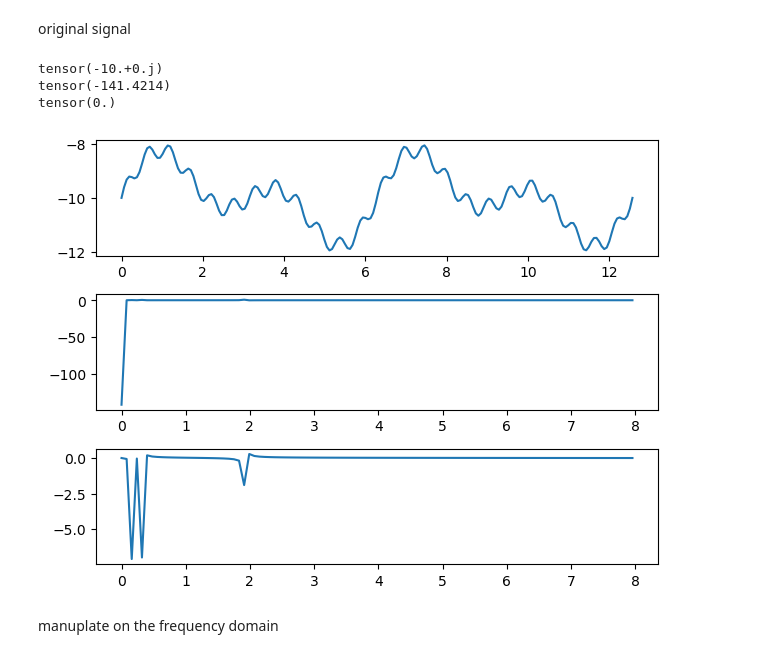
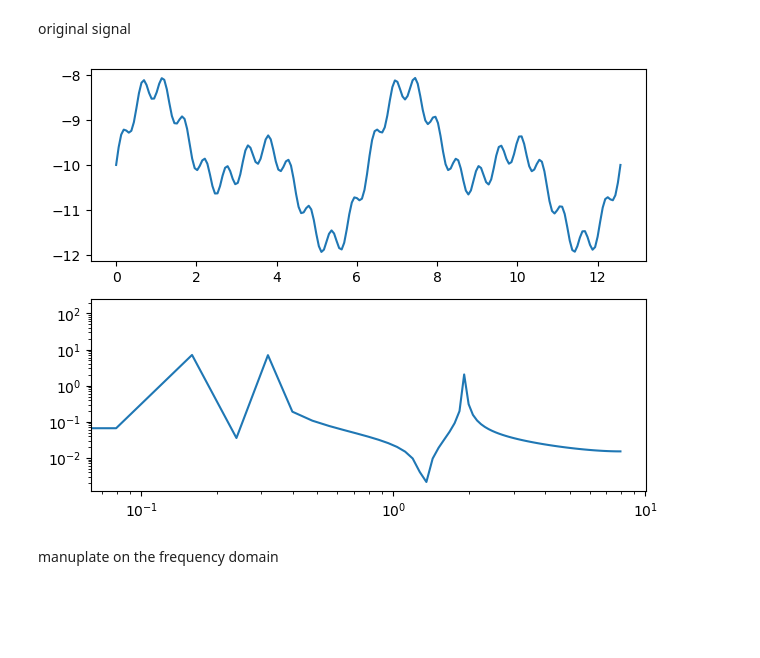
Before and after one commit to WillWang1113/Moving-Average-Diffusion, a Jupyter notebook: notebooks/test.ipynb, the cells around one changed output. Drawn from its saved outputs; the diff is of its cells as text; code cells hidden in the pictures; blank space fills up the shorter version.

```diff
--- a/notebooks/test.ipynb
+++ b/notebooks/test.ipynb
@@ -39,29 +39,26 @@ original signal
 # %%
 t = torch.linspace(0, 4*torch.pi, 200)
 sample_rate = len(t)/(t.max()-t.min())
 x = torch.sin(t) + torch.sin(2*t) + 0.3*torch.sin(12*t) - 10
 x_freq = torch.fft.rfft(x, norm="ortho")
-print(x_freq[0]/torch.sqrt(torch.tensor(200)))
-print(x_freq.real[0])
-print(x_freq.imag[0])
+
 theta, phi = complex2sphere(x_freq.real, x_freq.imag)
 
 freq = torch.fft.rfftfreq(len(t), 1/sample_rate)
 mag = x_freq.abs()
 phase = x_freq.angle()
 phase[torch.abs(phase) < 1] = 0
-fig, axs = plt.subplots(3)
+fig, axs = plt.subplots(2)
 axs[0].plot(t, x)
-axs[1].plot(freq, x_freq.real)
-axs[2].plot(freq, x_freq.imag)
+axs[1].plot(freq, x_freq.abs())
+axs[1].set_yscale('log')
+axs[1].set_xscale('log')
+# axs[2].plot(freq, x_freq.angle())
 # axs[1].plot(freq, theta)
 # axs[2].plot(freq, phi)
 fig.tight_layout()
 # %% [output]
-tensor(-10.+0.j)
-tensor(-141.4214)
-tensor(0.)
-[figure, old version]
+[figure, new version]
 # %% [markdown]
 manuplate on the frequency domain
 # %%
```
Also changed, not shown: parts of 5 cells of this notebook, 14 other files.
